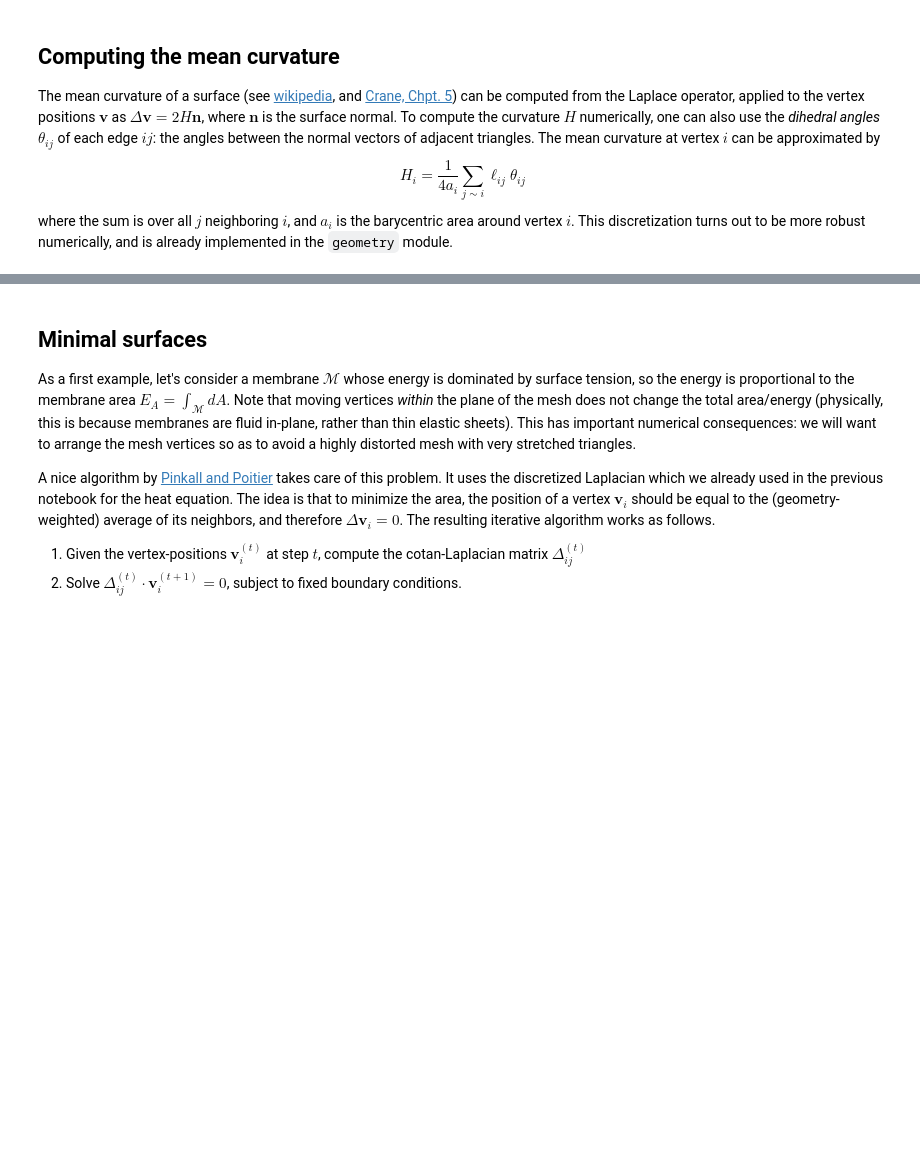
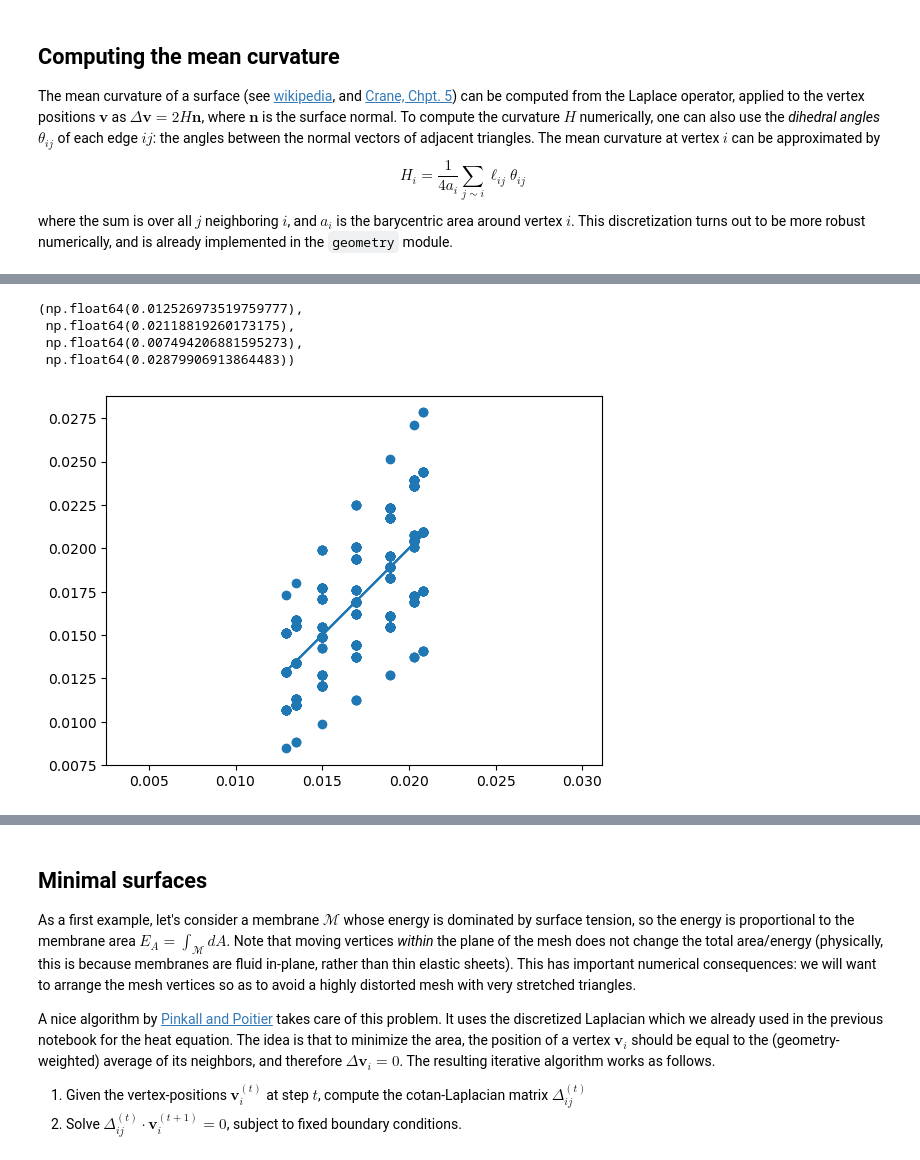
Before and after one commit to nikolas-claussen/triangulax, a Jupyter notebook: nbs/tutorials/05_membrane_mechanics.ipynb, the cells around one changed output, grey strips where cells are left out. Cells and saved outputs as stored; diff of their text form; code cells hidden in the pictures; blank space fills up the shorter version.

```diff
--- a/nbs/tutorials/05_membrane_mechanics.ipynb
+++ b/nbs/tutorials/05_membrane_mechanics.ipynb
@@ -45,0 +70,3 @@ def get_mean_curvature_laplace(vertices, hemesh):
+# %%
+voronoi_areas = geom.get_voronoi_areas(torus.vertices, hemesh_torus)
+barycentric_areas = adj.sum_face_to_vertex(hemesh_torus, geom.get_triangle_areas(torus.vertices, hemesh_torus)) / 3
@@ -46 +77,11 @@ def get_mean_curvature_laplace(vertices, hemesh):
+# %%
+plt.plot(voronoi_areas, voronoi_areas)
+plt.scatter(voronoi_areas, barycentric_areas)
+plt.axis("equal")
+# %% [output]
+(np.float64(0.012526973519759777),
+ np.float64(0.02118819260173175),
+ np.float64(0.007494206881595273),
+ np.float64(0.02879906913864483))
+[figure, added]
 # %%
```
Also changed, not shown: parts of 25 cells of this notebook, 25 other files.
